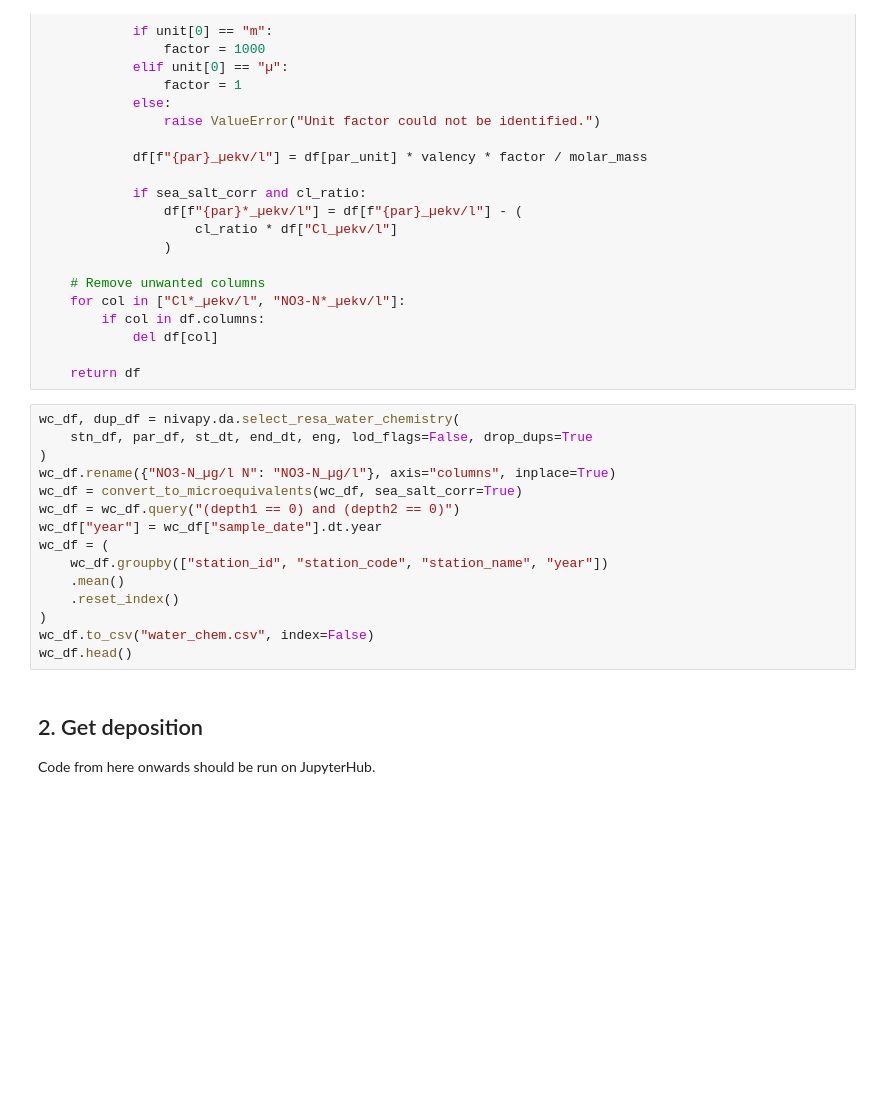
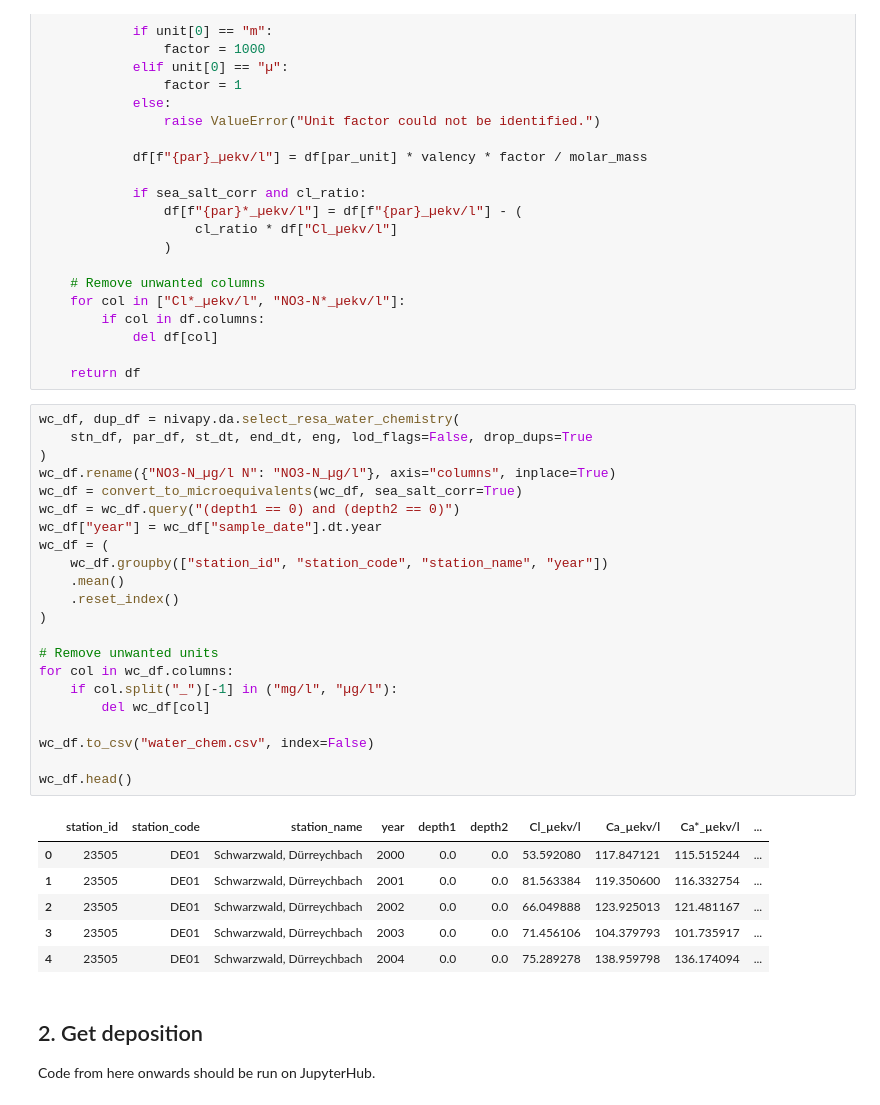
Before and after one commit to JamesSample/icpw2, a Jupyter notebook: gp_review_2022/gp_review_data_prep.ipynb, the cells around one changed output. Saved outputs shown, nothing was run; the diff lists cells and outputs as text; blank space fills up the shorter version.

```diff
--- a/gp_review_2022/gp_review_data_prep.ipynb
+++ b/gp_review_2022/gp_review_data_prep.ipynb
@@ -105,18 +129,32 @@ def convert_to_microequivalents(df, sea_salt_corr=False):
 # %%
 wc_df, dup_df = nivapy.da.select_resa_water_chemistry(
     stn_df, par_df, st_dt, end_dt, eng, lod_flags=False, drop_dups=True
 )
 wc_df.rename({"NO3-N_µg/l N": "NO3-N_µg/l"}, axis="columns", inplace=True)
 wc_df = convert_to_microequivalents(wc_df, sea_salt_corr=True)
 wc_df = wc_df.query("(depth1 == 0) and (depth2 == 0)")
 wc_df["year"] = wc_df["sample_date"].dt.year
 wc_df = (
     wc_df.groupby(["station_id", "station_code", "station_name", "year"])
     .mean()
     .reset_index()
 )
+
+# Remove unwanted units
+for col in wc_df.columns:
+    if col.split("_")[-1] in ("mg/l", "µg/l"):
+        del wc_df[col]
+
 wc_df.to_csv("water_chem.csv", index=False)
+
 wc_df.head()
+# %% [output]
+|  | station_id | station_code | station_name | year | depth1 | depth2 | Cl_µekv/l | Ca_µekv/l | Ca*_µekv/l | ... |
+| 0 | 23505 | DE01 | Schwarzwald, Dürreychbach | 2000 | 0.0 | 0.0 | 53.592080 | 117.847121 | 115.515244 | ... |
+| 1 | 23505 | DE01 | Schwarzwald, Dürreychbach | 2001 | 0.0 | 0.0 | 81.563384 | 119.350600 | 116.332754 | ... |
+| 2 | 23505 | DE01 | Schwarzwald, Dürreychbach | 2002 | 0.0 | 0.0 | 66.049888 | 123.925013 | 121.481167 | ... |
+| 3 | 23505 | DE01 | Schwarzwald, Dürreychbach | 2003 | 0.0 | 0.0 | 71.456106 | 104.379793 | 101.735917 | ... |
+| 4 | 23505 | DE01 | Schwarzwald, Dürreychbach | 2004 | 0.0 | 0.0 | 75.289278 | 138.959798 | 136.174094 | ... |
 # %% [markdown]
 ## 2. Get deposition
 
```
Also changed, not shown: parts of 4 cells of this notebook, 2 other files.
